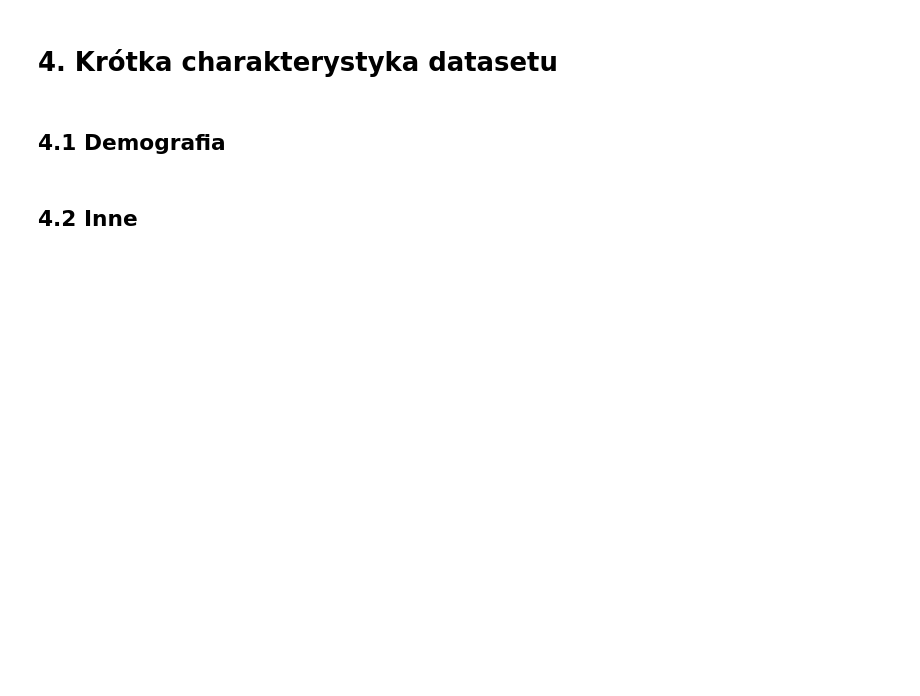
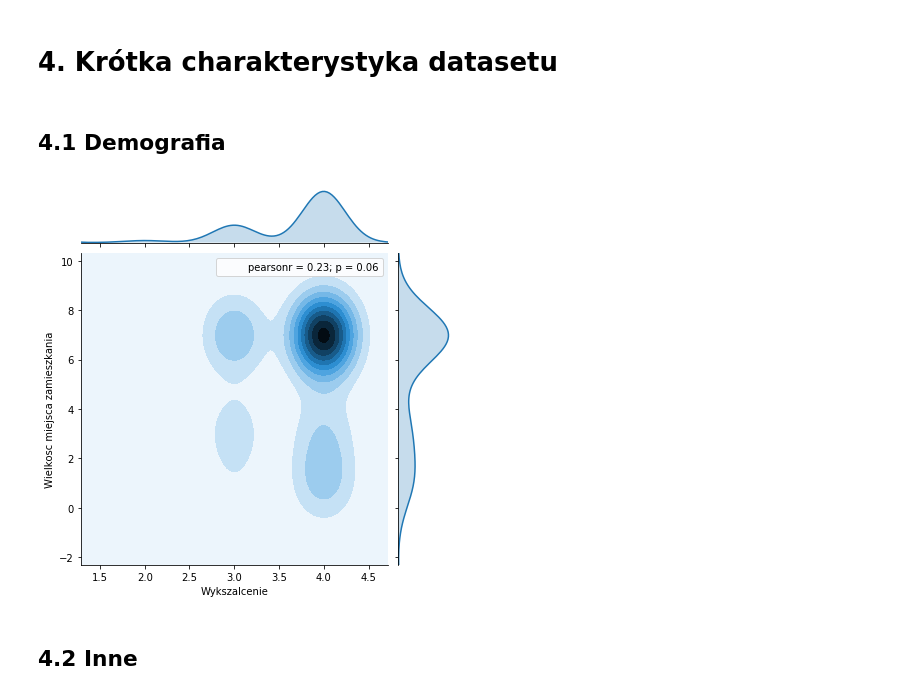
Before and after one commit to wernerolaf/WUM_projekt2, a Jupyter notebook: Prezentacja1.ipynb, the cells around one changed output. Cells and saved outputs as stored; diff of their text form; code cells hidden in the pictures; blank space fills up the shorter version.

```diff
--- a/Prezentacja1.ipynb
+++ b/Prezentacja1.ipynb
@@ -126,5 +126,9 @@ Tu wpisujemy nasze pomysły:
 # 4. Krótka charakterystyka datasetu
 # %% [markdown]
 ## 4.1 Demografia
+# %%
+wyksztalcenie_miejsceZamieszkania.fig
+# %% [output]
+[figure, added]
 # %% [markdown]
 ## 4.2 Inne
```
Also changed, not shown: 1 other file.
